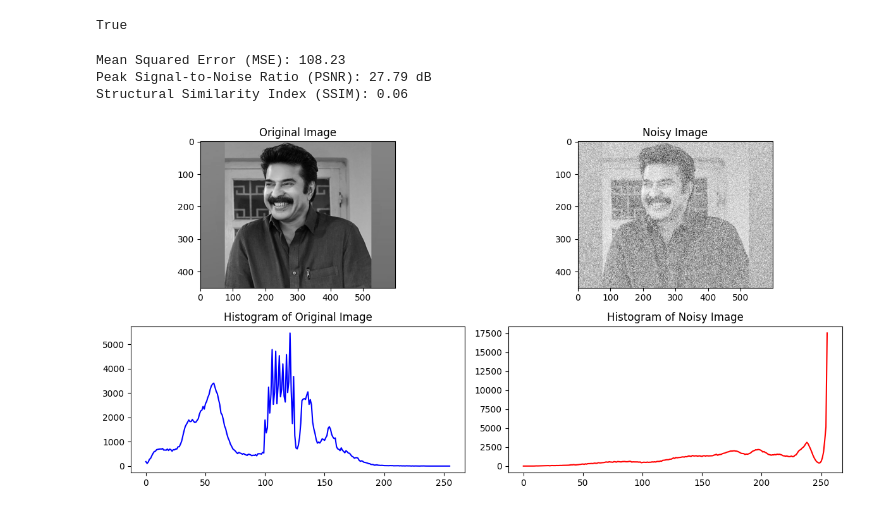
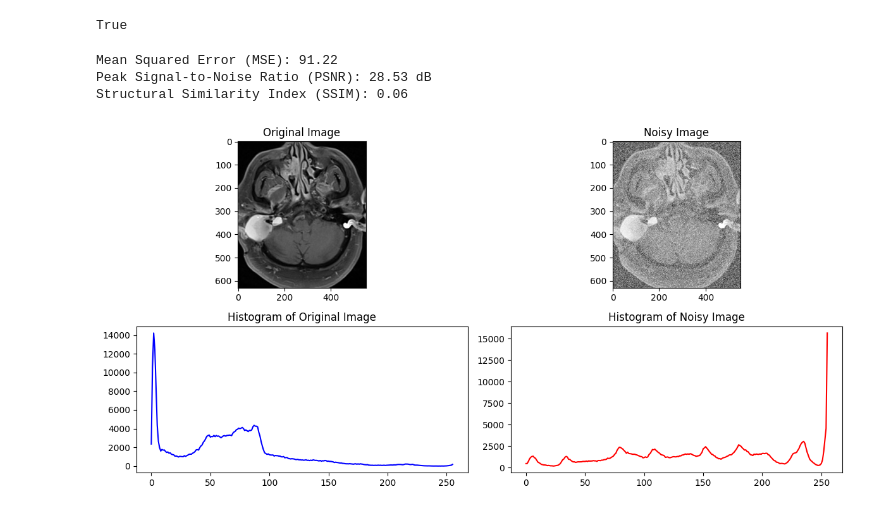
Before and after one commit to joelbkoshy/Image-Second-Cycle, a Jupyter notebook: Lab9 (1).ipynb, the cells around one changed output. Drawn from its saved outputs; the diff is of its cells as text; code cells hidden in the pictures.

```diff
--- a/Lab9 (1).ipynb
+++ b/Lab9 (1).ipynb
@@ -28,10 +28,21 @@ import numpy as np
 from skimage.metrics import structural_similarity as ssim
 import matplotlib.pyplot as plt
 
+# Define file paths for the images
+original_image_path = "brain.jpg"
+noisy_image_path = "noisy_image_gaussian2.jpg"
+
 # Load the original and noisy images
-original_image = cv2.imread("/content/MM.jpg", cv2.IMREAD_GRAYSCALE)
-noisy_image = cv2.imread("/content/noisy_image_gaussian.jpg", cv2.IMREAD_GRAYSCALE)
+original_image = cv2.imread(original_image_path, cv2.IMREAD_GRAYSCALE)
+noisy_image = cv2.imread(noisy_image_path, cv2.IMREAD_GRAYSCALE)
 
+# Check if images were loaded successfully
+if original_image is None:
+    raise ValueError(f"Error loading original image from '{original_image_path}'.")
+if noisy_image is None:
+    raise ValueError(f"Error loading noisy image from '{noisy_image_path}'.")
+
+# Continue with image processing and metrics calculation
 # Calculate Mean Squared Error (MSE)
 mse = np.mean((original_image - noisy_image) ** 2)
 
@@ -46,36 +57,36 @@ original_hist = cv2.calcHist([original_image], [0], None, [256], [0, 256])
 noisy_hist = cv2.calcHist([noisy_image], [0], None, [256], [0, 256])
 
 plt.figure(figsize=(12, 6))
 
 plt.subplot(2, 2, 1)
 plt.imshow(original_image, cmap='gray')
 plt.title("Original Image")
 
 plt.subplot(2, 2, 2)
 plt.imshow(noisy_image, cmap='gray')
 plt.title("Noisy Image")
 
 plt.subplot(2, 2, 3)
 plt.plot(original_hist, color='b')
 plt.title("Histogram of Original Image")
 
 plt.subplot(2, 2, 4)
 plt.plot(noisy_hist, color='r')
 plt.title("Histogram of Noisy Image")
 
 plt.tight_layout()
 
 # Print and display the metrics
 print(f"Mean Squared Error (MSE): {mse:.2f}")
 print(f"Peak Signal-to-Noise Ratio (PSNR): {psnr:.2f} dB")
 print(f"Structural Similarity Index (SSIM): {ssim_score:.2f}")
 
 plt.show()
 # %% [output]
-Mean Squared Error (MSE): 108.23
-Peak Signal-to-Noise Ratio (PSNR): 27.79 dB
+Mean Squared Error (MSE): 91.22
+Peak Signal-to-Noise Ratio (PSNR): 28.53 dB
 Structural Similarity Index (SSIM): 0.06
-[figure, old version]
+[figure, new version]
 # %%
 import cv2
 import numpy as np
```
Also changed, not shown: parts of 3 cells of this notebook.
